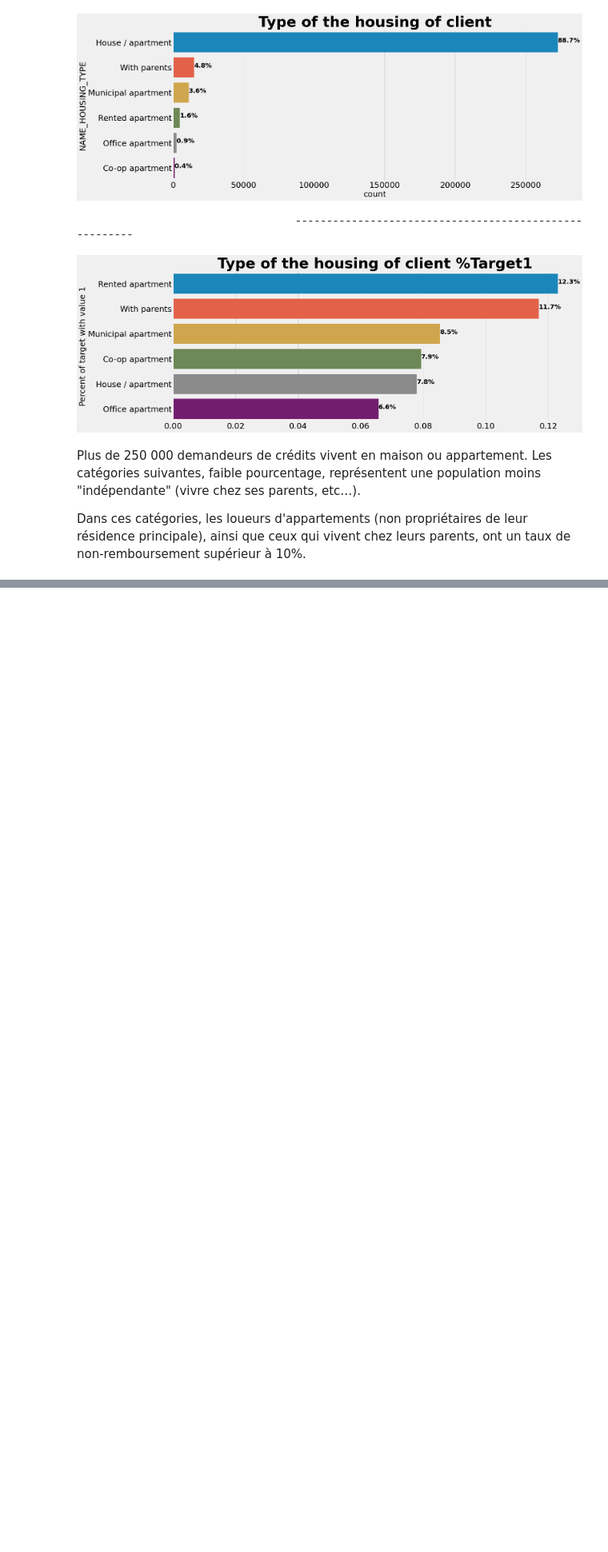
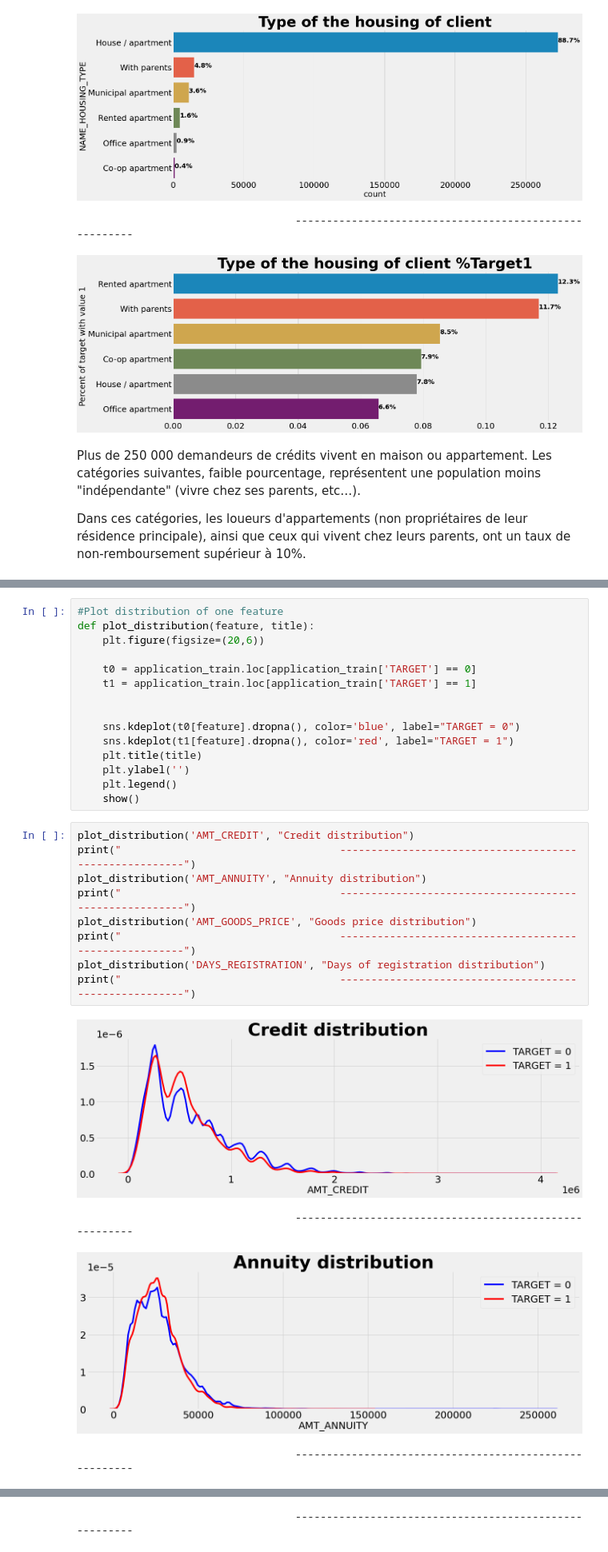
Before and after one commit to nalron/project_credit_scoring_model, a Jupyter notebook: p7_01_eda_notebook.ipynb, the cells around one changed output, grey strips where cells are left out. Shown at 80% size. Cells and saved outputs as stored; diff of their text form; blank space fills up the shorter version.

```diff
--- a/p7_01_eda_notebook.ipynb
+++ b/p7_01_eda_notebook.ipynb
@@ -633,0 +704,29 @@ Dans ces catégories, les loueurs d'appartements (non propriétaires de leur ré
+# %%
+#Plot distribution of one feature
+def plot_distribution(feature, title):
+    plt.figure(figsize=(20,6))
+
+    t0 = application_train.loc[application_train['TARGET'] == 0]
+    t1 = application_train.loc[application_train['TARGET'] == 1]
+
+
+    sns.kdeplot(t0[feature].dropna(), color='blue', label="TARGET = 0")
+    sns.kdeplot(t1[feature].dropna(), color='red', label="TARGET = 1")
+    plt.title(title)
+    plt.ylabel('')
+    plt.legend()
+    show()
+# %%
+plot_distribution('AMT_CREDIT', "Credit distribution")
+print("                                   -------------------------------------------------------")
+plot_distribution('AMT_ANNUITY', "Annuity distribution")
+print("                                   -------------------------------------------------------")
+plot_distribution('AMT_GOODS_PRICE', "Goods price distribution")
+print("                                   -------------------------------------------------------")
+plot_distribution('DAYS_REGISTRATION', "Days of registration distribution")
+print("                                   -------------------------------------------------------")
+# %% [output]
+[figure, added]
+                                   -------------------------------------------------------
+[figure, added]
+                                   -------------------------------------------------------
@@ -633,0 +734 @@ Dans ces catégories, les loueurs d'appartements (non propriétaires de leur ré
+                                   -------------------------------------------------------
```
Also changed, not shown: parts of 26 cells of this notebook.
